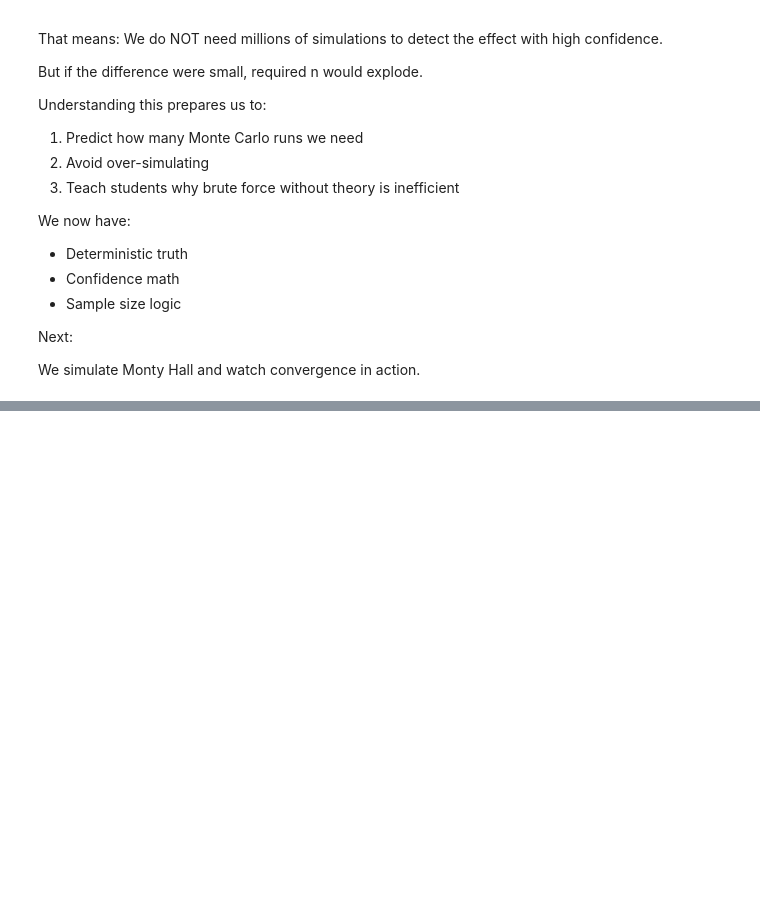
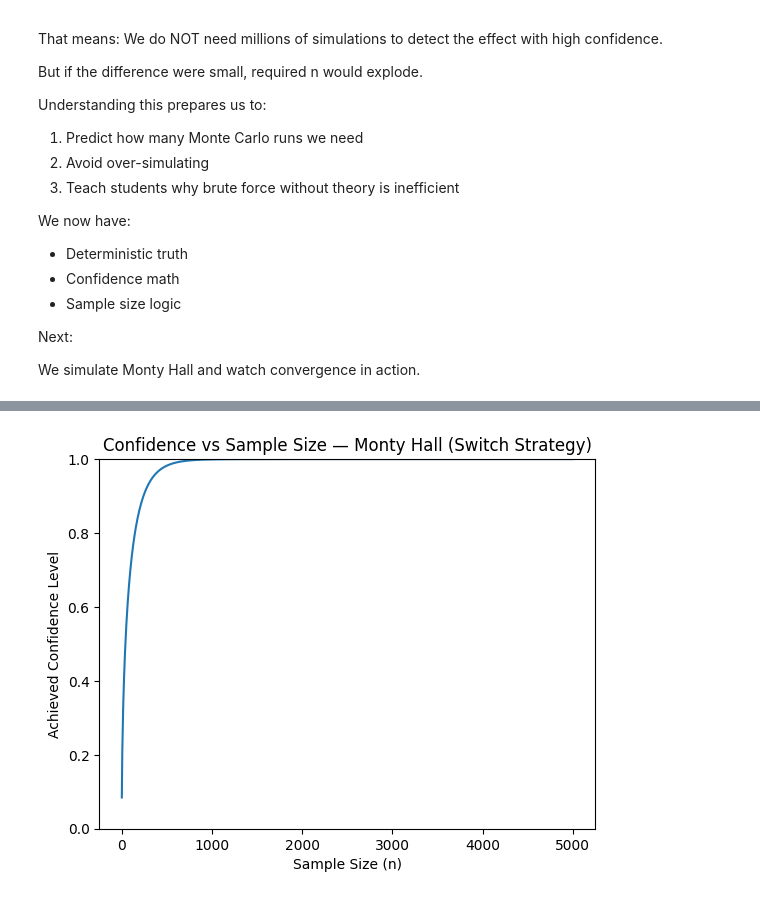
Before and after one commit to swosu/SwosuCsPythonExamples, a Jupyter notebook: Discrete_Structures/Ch07/monty_hall.ipynb, the cells around one changed output, grey strips where cells are left out. Cells and saved outputs as stored; diff of their text form; code cells hidden in the pictures; blank space fills up the shorter version.

Commit message:
added the last of the monty hall monty python.

```diff
--- a/Discrete_Structures/Ch07/monty_hall.ipynb
+++ b/Discrete_Structures/Ch07/monty_hall.ipynb
@@ -722,0 +881,28 @@ and watch convergence in action.
+# %%
+import numpy as np
+import matplotlib.pyplot as plt
+from scipy.stats import norm
+
+# True probability for switching strategy
+p = 2/3
+E = 0.05
+
+# Continuous n values for smooth curve
+n_values = np.linspace(1, 5000, 1000)
+
+# Compute z-values
+z_values = E / np.sqrt(p * (1 - p) / n_values)
+
+# Convert to confidence levels
+confidence_levels = 2 * norm.cdf(z_values) - 1
+
+# Plot
+plt.figure()
+plt.plot(n_values, confidence_levels)
+plt.xlabel("Sample Size (n)")
+plt.ylabel("Achieved Confidence Level")
+plt.title("Confidence vs Sample Size — Monty Hall (Switch Strategy)")
+plt.ylim(0, 1)
+plt.show()
+# %% [output]
+[figure, added]
```
Also changed, not shown: parts of 11 cells of this notebook.
